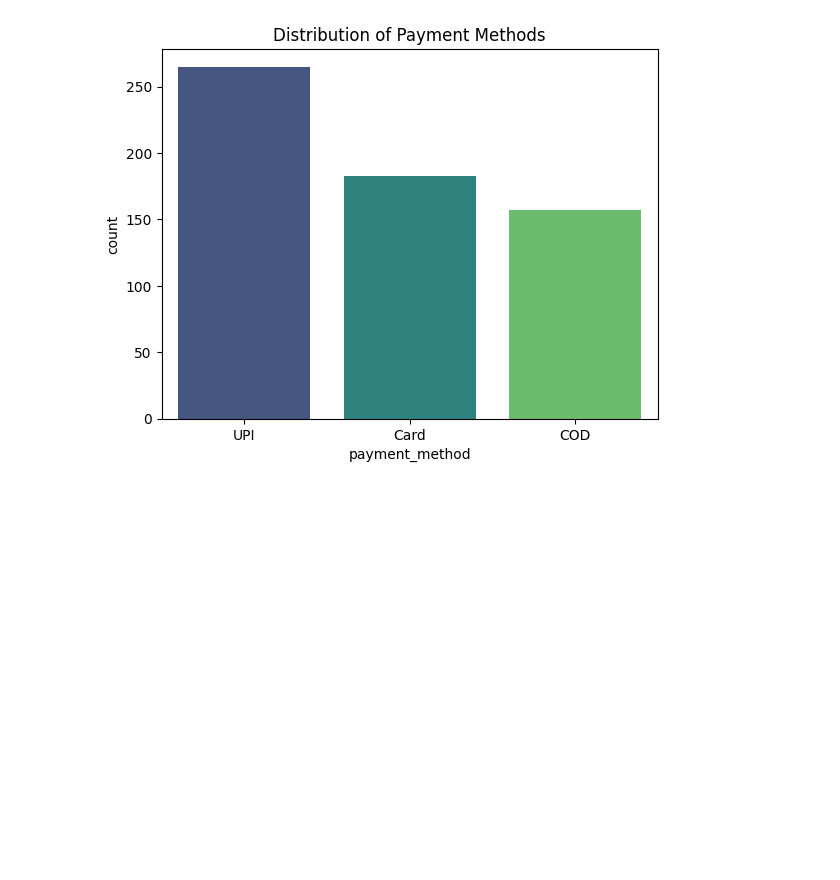
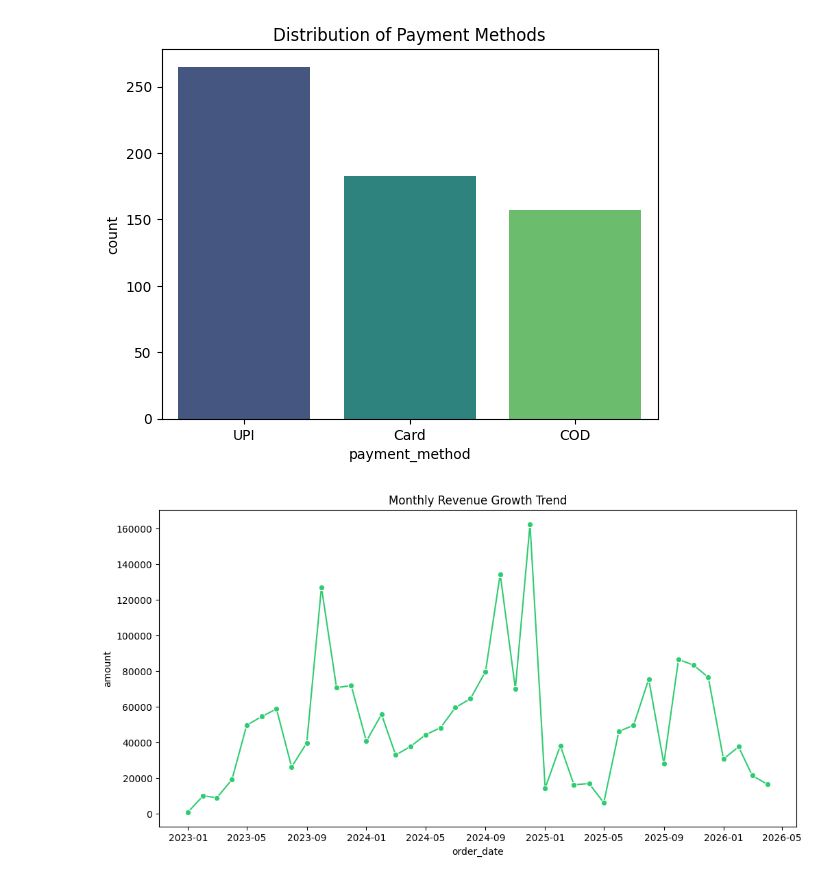
Before and after one commit to BitsbyBhargav/Customer-Transaction-Analytics-, a Jupyter notebook: analysis.ipynb, the cells around one changed output. Saved outputs shown, nothing was run; the diff lists cells and outputs as text; code cells hidden in the pictures; blank space fills up the shorter version.

```diff
--- a/analysis.ipynb
+++ b/analysis.ipynb
@@ -120,3 +114,26 @@ Passing `palette` without assigning `hue` is deprecated and will be removed in v
 
   sns.countplot(data=payments, x='payment_method', palette='viridis')
 [figure]
+# %%
+import pandas as pd
+import matplotlib.pyplot as plt
+import seaborn as sns
+
+# 1. RE-LOAD (Ensures variables exist in the current session)
+orders = pd.read_csv('orders_export.csv')
+customers = pd.read_csv('customers_export.csv')
+
+# 2. RE-MERGE (Defining 'df' clearly)
+df = pd.merge(orders, customers, on='customer_id', how='left')
+
+# 3. PREP DATA
+df['order_date'] = pd.to_datetime(df['order_date'])
+monthly_revenue = df.resample('MS', on='order_date')['amount'].sum().reset_index()
+
+# 4. PLOT
+plt.figure(figsize=(12, 6))
+sns.lineplot(data=monthly_revenue, x='order_date', y='amount', marker='o', color='#2ecc71')
+plt.title('Monthly Revenue Growth Trend')
+plt.show()
+# %% [output]
+[figure, added]
```
Also changed, not shown: parts of 2 cells of this notebook, 4 other files.
